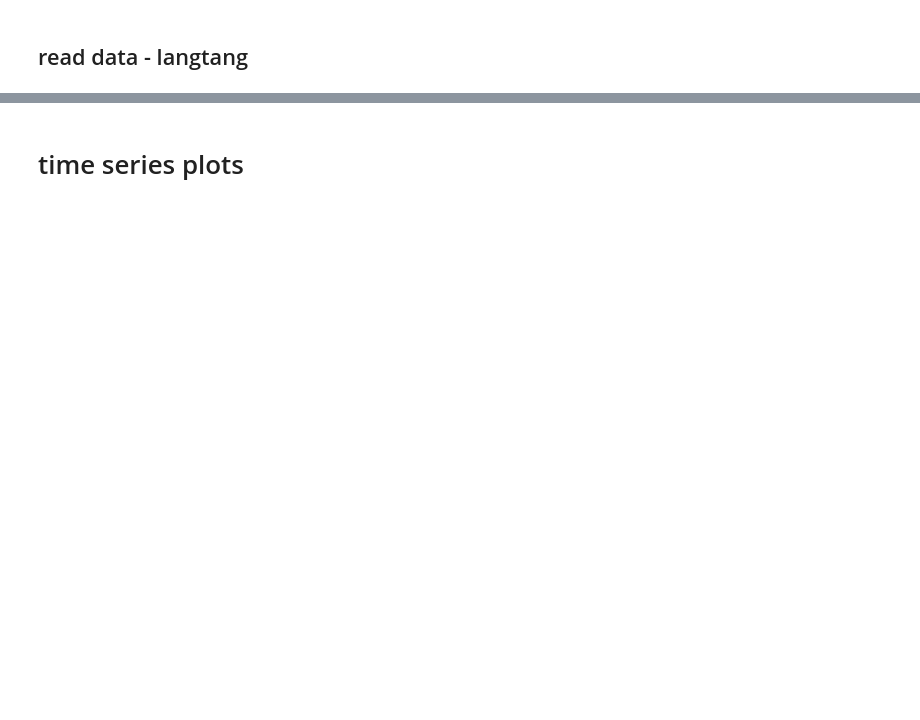
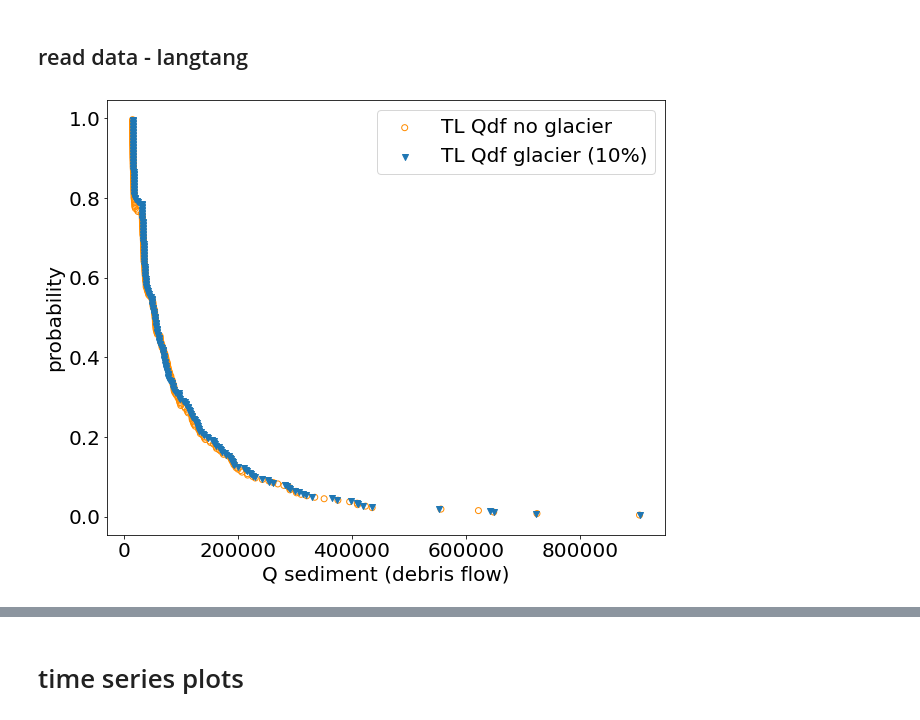
Before and after one commit to varyabazilova/sedcas_sediments_hma, a Jupyter notebook: 202405_modelruns/magnitude_frequency.ipynb, the cells around one changed output, grey strips where cells are left out. Drawn from its saved outputs; the diff is of its cells as text; code cells hidden in the pictures; blank space fills up the shorter version.

```diff
--- a/202405_modelruns/magnitude_frequency.ipynb
+++ b/202405_modelruns/magnitude_frequency.ipynb
@@ -62,35 +64,37 @@ fontsize = 20
 fig, ax = plt.subplots(figsize=(10, 8))
 
 # # transport limited - df
 ax.scatter(x=Sed_tl_MF.Qdftl.values, y=Sed_tl_MF.prob.values,facecolors='none', edgecolor = 'darkorange',label = 'TL Qdf no glacier')
 ax.scatter(x=Sed_tl_gl_MF.Qdftl.values, y=Sed_tl_gl_MF.prob.values, marker = 'v', label = 'TL Qdf glacier (10%)')
 
 # # # transport limited - Qs
 # ax.scatter(x=Sed_tl_sed_MF.Qdftl.values, y=Sed_tl_sed_MF.prob.values, label = 'Qs no glacier')
 # ax.scatter(x=Sed_tl_gl_sed_MF.Qdftl.values, y=Sed_tl_gl_sed_MF.prob.values, label = 'Qs glacier')
 
 
 # # supply limited no glacier
 # # ax.scatter(x=Sed_percent25_MF.Qdftl.values, y=Sed_percent25_MF.prob.values, label = 'Sed_percent25_MF')
 # ax.scatter(x=Sed_percent50_MF.Qdftl.values, y=Sed_percent50_MF.prob.values,facecolors='none', edgecolor ='forestgreen', label = '50 %, w/o glacier')
 # ax.scatter(x=Sed_percent75_MF.Qdftl.values, y=Sed_percent75_MF.prob.values, facecolors='none', edgecolor ='darkred',label = '75 %, w/o glacier')
 
 # # # # supply limited with glacier
 # # # ax.scatter(x=Sed_percent25_gl_MF.Qdftl.values, y=Sed_percent25_gl_MF.prob.values, label = 'Sed_percent25_gl_MF')
 # ax.scatter(x=Sed_percent50_gl_MF.Qdftl.values, y=Sed_percent50_gl_MF.prob.values, marker = 'v', label = '50 %, w/ glacier')
 # ax.scatter(x=Sed_percent75_gl_MF.Qdftl.values, y=Sed_percent75_gl_MF.prob.values, marker = 'v', label = '75 %, w/ glacier')
 
 
 plt.legend(fontsize=fontsize)
 
-ax.set_xscale('log')
-ax.set_yscale('log')
+# ax.set_xscale('log')
+# ax.set_yscale('log')
 
 plt.xlabel('Q sediment (debris flow)', fontsize=fontsize)  # Setting label and fontsize for x-axis
 plt.ylabel('probability', fontsize=fontsize)  # Setting label and fontsize for y-axis
 plt.tick_params(axis='both', which='major', labelsize=fontsize)  # Set size of major ticks on both axes
 
 # plt.savefig('MF1.png', dpi = 300)
+# %% [output]
+[figure, added]
 # %%
 # 2. SL no glaciers
 
```
Also changed, not shown: parts of 18 cells of this notebook, 1 other file.
